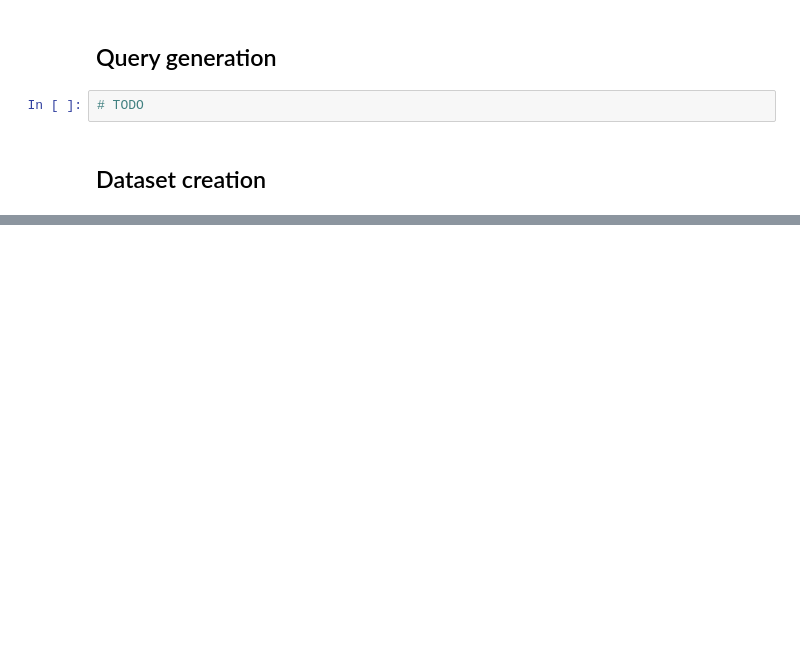
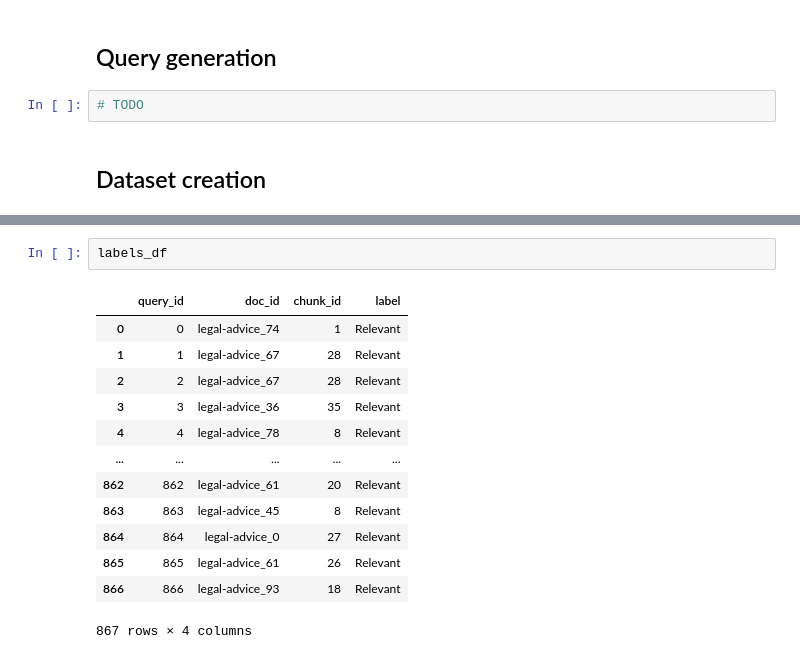
Before and after one commit to gioelecrispo/lcb-inndays25-laia, a Jupyter notebook: dataset-processing.ipynb, the cells around one changed output, grey strips where cells are left out. Saved outputs shown, nothing was run; the diff lists cells and outputs as text; blank space fills up the shorter version.

```diff
--- a/dataset-processing.ipynb
+++ b/dataset-processing.ipynb
@@ -136,0 +139,16 @@ documents_df
+# %%
+labels_df
+# %% [output]
+|  | query_id | doc_id | chunk_id | label |
+| 0 | 0 | legal-advice_74 | 1 | Relevant |
+| 1 | 1 | legal-advice_67 | 28 | Relevant |
+| 2 | 2 | legal-advice_67 | 28 | Relevant |
+| 3 | 3 | legal-advice_36 | 35 | Relevant |
+| 4 | 4 | legal-advice_78 | 8 | Relevant |
+| ... | ... | ... | ... | ... |
+| 862 | 862 | legal-advice_61 | 20 | Relevant |
+| 863 | 863 | legal-advice_45 | 8 | Relevant |
+| 864 | 864 | legal-advice_0 | 27 | Relevant |
+| 865 | 865 | legal-advice_61 | 26 | Relevant |
+| 866 | 866 | legal-advice_93 | 18 | Relevant |
+867 rows × 4 columns
```
Also changed, not shown: parts of 7 cells of this notebook, 3 other files.
